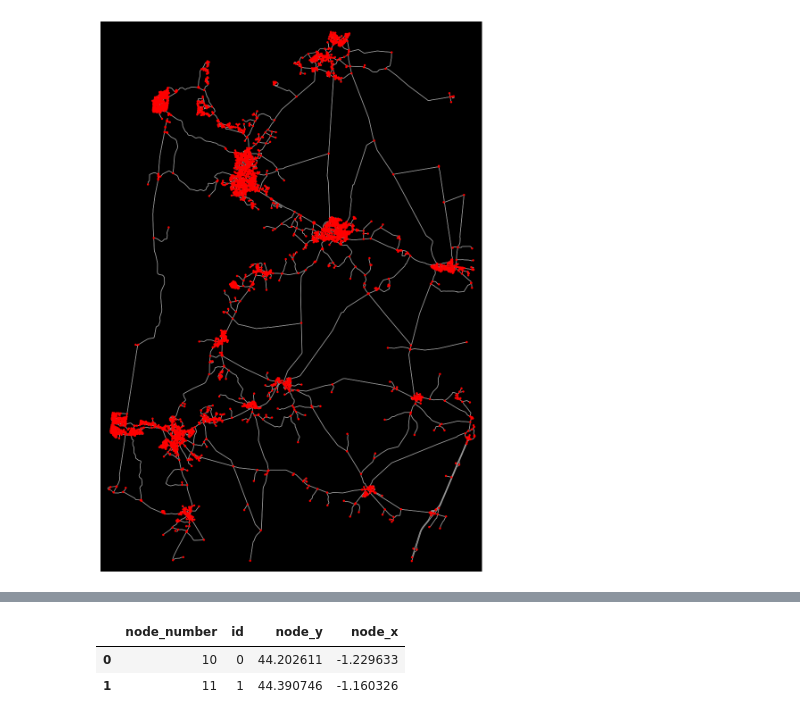
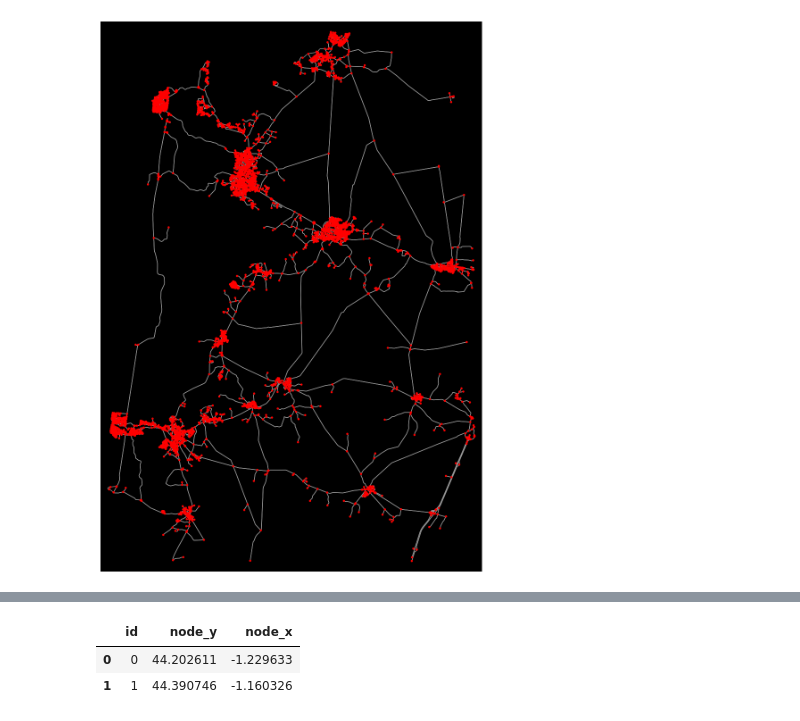
Before and after one commit to loicchamberlin/optimum-time-place-to-live, a Jupyter notebook: data_analysis_of_main.ipynb, the cells around one changed output, grey strips where cells are left out. Cells and saved outputs as stored; diff of their text form; code cells hidden in the pictures.

```diff
--- a/data_analysis_of_main.ipynb
+++ b/data_analysis_of_main.ipynb
@@ -76,15 +59,15 @@ results
 # %%
 # creating pandas dataframe to stock the value
-dtf = pd.DataFrame(data={'node_number': [10, 11],
+dtf = pd.DataFrame(data={
                          'id': [0,1],
                          'node_y': [gc_1[0],gc_2[0]],
                          'node_x': [gc_1[1],gc_2[1]]})
 
 dtf
 # %% [output]
-|  | node_number | id | node_y | node_x |
-| 0 | 10 | 0 | 44.202611 | -1.229633 |
-| 1 | 11 | 1 | 44.390746 | -1.160326 |
+|  | id | node_y | node_x |
+| 0 | 0 | 44.202611 | -1.229633 |
+| 1 | 1 | 44.390746 | -1.160326 |
 # %%
 end_dtf  = pd.concat([dtf, results])
 end_dtf
```
Also changed, not shown: parts of 12 cells of this notebook, 4 other files.
